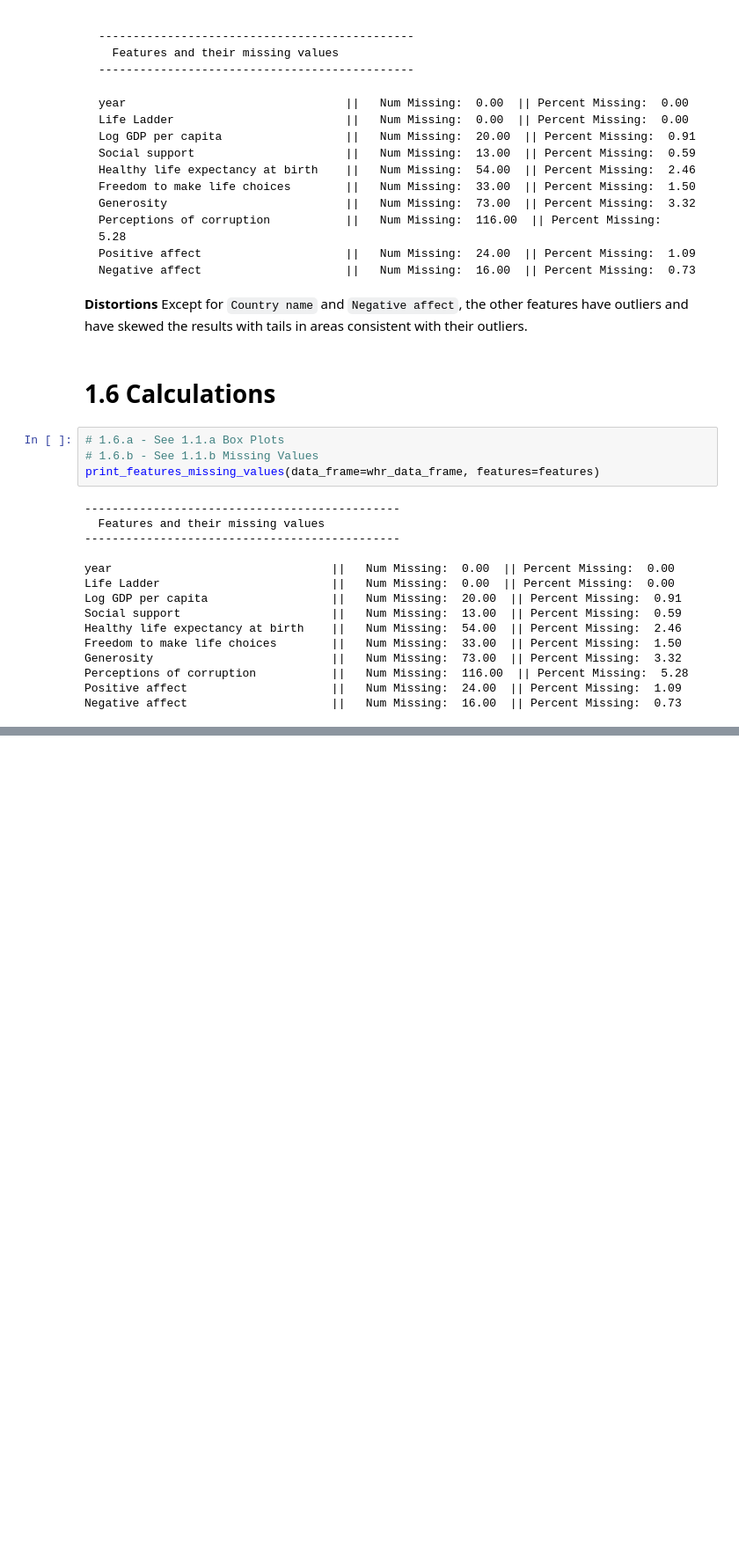
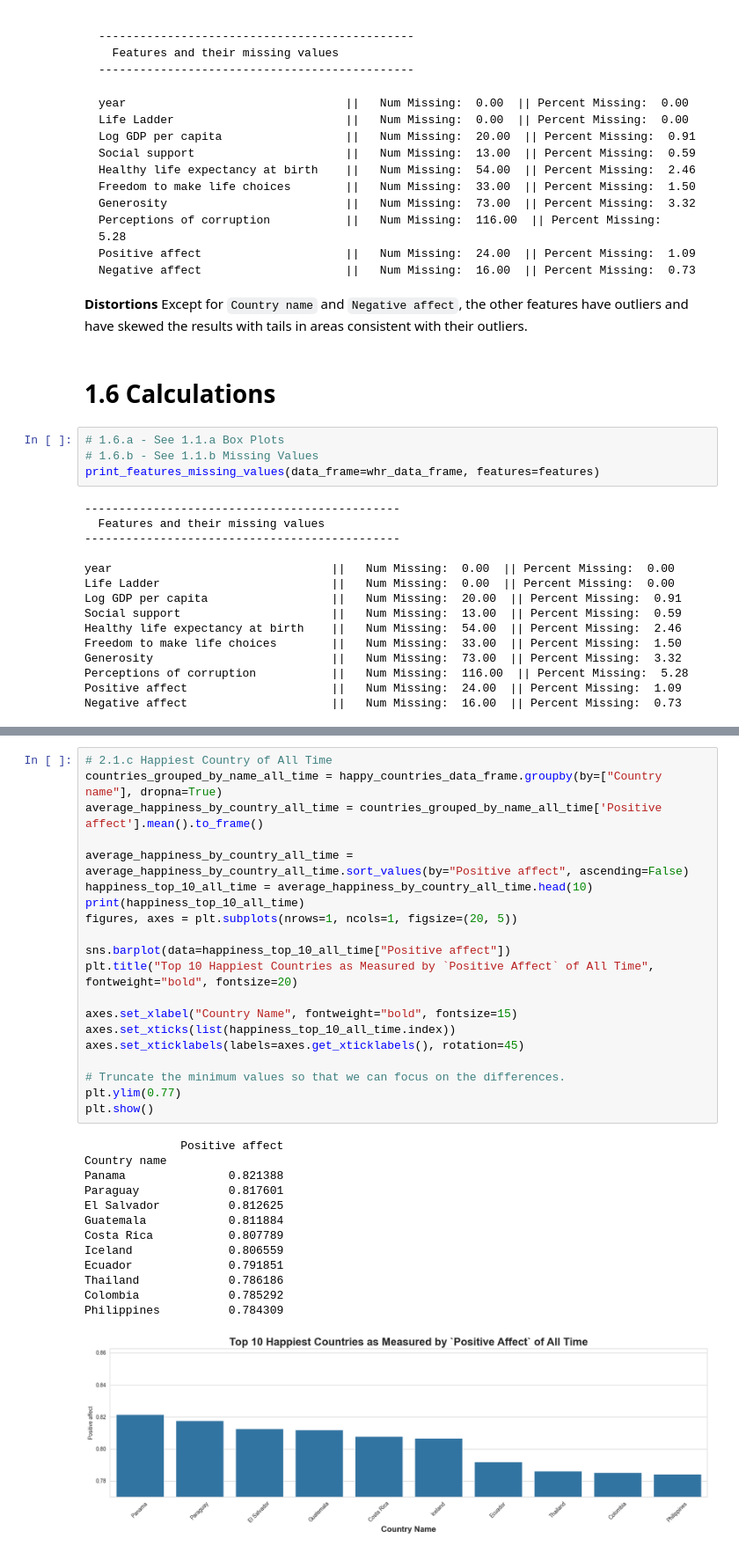
Before and after one commit to USFCA-CS663-Spring2024/happiness-jaambat, a Jupyter notebook: Happiness - Assignment 1 - CS 663 (Machine Learning).ipynb, the cells around one changed output, grey strips where cells are left out. Shown at 88% size. Cells and saved outputs as stored; diff of their text form; blank space fills up the shorter version.

```diff
--- a/Happiness - Assignment 1 - CS 663 (Machine Learning).ipynb
+++ b/Happiness - Assignment 1 - CS 663 (Machine Learning).ipynb
@@ -604,0 +755,34 @@ Negative affect                     ||   Num Missing:  16.00  || Percent Missing
+# %%
+# 2.1.c Happiest Country of All Time
+countries_grouped_by_name_all_time = happy_countries_data_frame.groupby(by=["Country name"], dropna=True)
+average_happiness_by_country_all_time = countries_grouped_by_name_all_time['Positive affect'].mean().to_frame()
+
+average_happiness_by_country_all_time = average_happiness_by_country_all_time.sort_values(by="Positive affect", ascending=False)
+happiness_top_10_all_time = average_happiness_by_country_all_time.head(10)
+print(happiness_top_10_all_time)
+figures, axes = plt.subplots(nrows=1, ncols=1, figsize=(20, 5))
+
+sns.barplot(data=happiness_top_10_all_time["Positive affect"])
+plt.title("Top 10 Happiest Countries as Measured by `Positive Affect` of All Time", fontweight="bold", fontsize=20)
+
+axes.set_xlabel("Country Name", fontweight="bold", fontsize=15)
+axes.set_xticks(list(happiness_top_10_all_time.index))
+axes.set_xticklabels(labels=axes.get_xticklabels(), rotation=45)
+
+# Truncate the minimum values so that we can focus on the differences.
+plt.ylim(0.77)
+plt.show()
+# %% [output]
+              Positive affect
+Country name
+Panama               0.821388
+Paraguay             0.817601
+El Salvador          0.812625
+Guatemala            0.811884
+Costa Rica           0.807789
+Iceland              0.806559
+Ecuador              0.791851
+Thailand             0.786186
+Colombia             0.785292
+Philippines          0.784309
+[figure, added]
```
Also changed, not shown: parts of 8 cells of this notebook.
